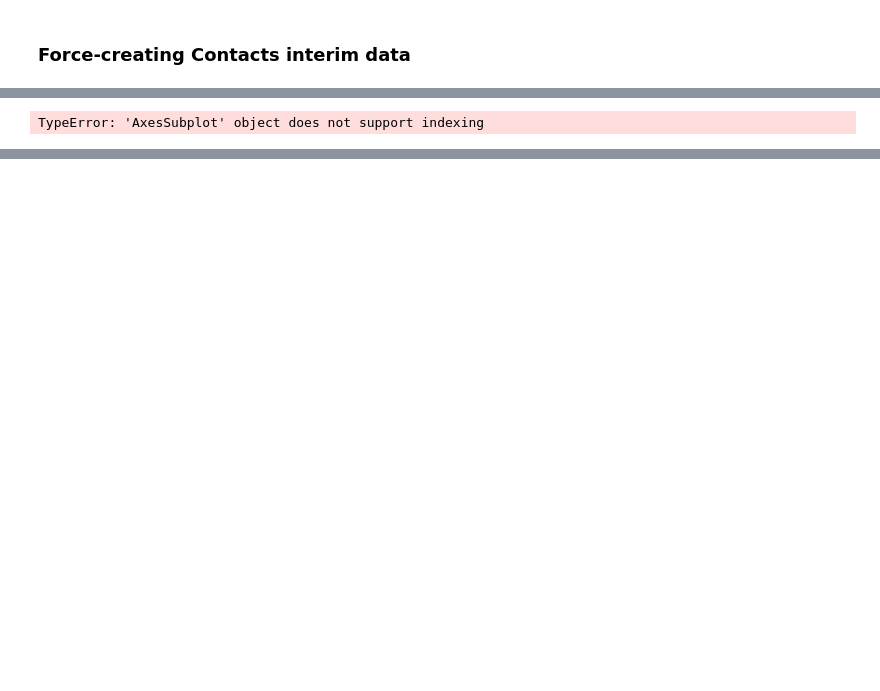
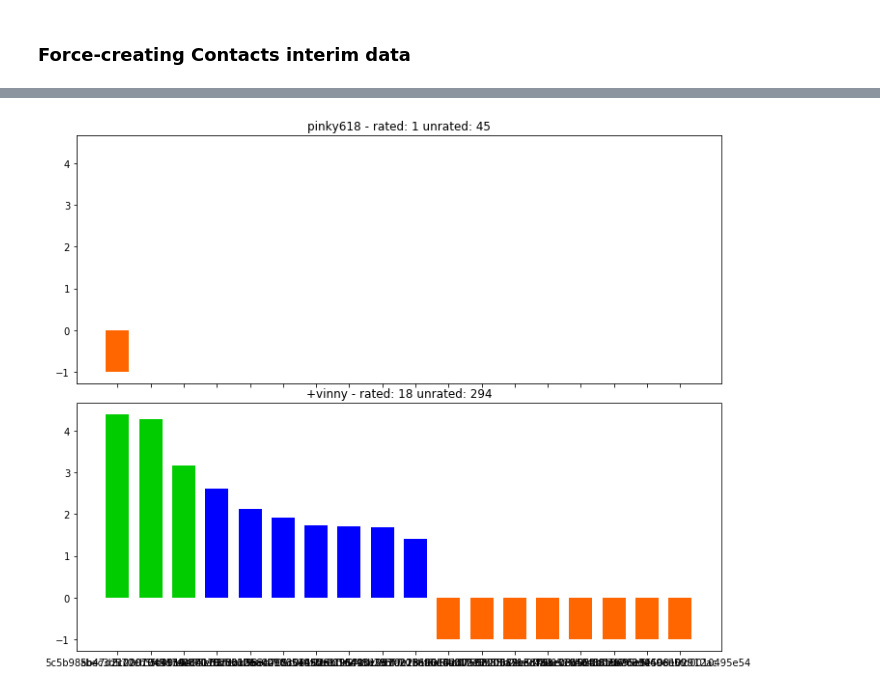
Before and after one commit to HeyCharlie2016/analysis, a Jupyter notebook: notebooks/EarlyUserStats.ipynb, the cells around one changed output, grey strips where cells are left out. Drawn from its saved outputs; the diff is of its cells as text; code cells hidden in the pictures; blank space fills up the shorter version.

```diff
--- a/notebooks/EarlyUserStats.ipynb
+++ b/notebooks/EarlyUserStats.ipynb
@@ -69,3 +57,6 @@ print(len(user_ids))
+# %%
+usernames = current_users.index
+usernames = ['pinky618','+vinny']
 # %% [markdown]
 ### Force-pulling Contacts data from MongoDB
 # %%
@@ -74,7 +65,8 @@ from data import database_query
 raw_data_path = os.path.join(PROJ_ROOT,
                              "data",
                              "raw")
-current_users_df = all_users_df[all_users_df['date_created'] > (dt.date.today() - dt.timedelta(30))]
+# current_users_df = all_users_df[all_users_df['date_created'] > (dt.date.today() - dt.timedelta(30))]
+current_users_df = all_users_df[all_users_df.index.isin(usernames)]
 user_ids = current_users_df['userId'].tolist()
 database_query.make_raw_contacts_df(database_query.mongo_connect(),
                                    raw_data_path,
@@ -83,19 +82,20 @@ database_query.make_raw_contacts_df(database_query.mongo_connect(),
 ### Force-creating Contacts interim data
 # %%
 from data import contacts_df_setup
+from data import user_df_setup
 
 interim_data_path = os.path.join(PROJ_ROOT,
                                  "data",
                                  "interim")
 contacts_dict = {}
 
-usernames = current_users.index
-usernames = ['pinky618']
 for username in usernames:
     interim_contact_data_file_path = os.path.join(interim_data_path, 'contacts_df_' + username + '.pkl')
     if os.path.isfile(interim_contact_data_file_path):
         contacts_df = pd.read_pickle(interim_contact_data_file_path)
     else:
+        current_users_df = user_df_setup.user_df_setup(os.path.join(raw_data_path, 'users_df.pkl'),
+                                               os.path.join(interim_data_path, 'users_df.pkl'))
         contacts_df = contacts_df_setup.contacts_df_setup(username,
                                                           current_users_df,
                                                           raw_data_path,
@@ -125,7 +150,7 @@ contacts_dict['pinky618']
 # %%
 import matplotlib.pyplot as plt
 
-f, axarr = plt.subplots(len(usernames),figsize=(10,30), sharex = True, sharey = True)
+f, axarr = plt.subplots(len(usernames),figsize=(10,4*len(usernames)), sharex = True, sharey = True, squeeze=False)
 plt.tight_layout()
 
 for count, e in enumerate(usernames):
@@ -134,25 +159,53 @@ for count, e in enumerate(usernames):
     supportive_threshold = users_df.loc[e, 'supportive_threshold']
 
     contacts_df = contacts_dict[e].sort_values('score', ascending = False)
-    unrated = contacts_df['score'][contacts_df['score'] < unrated_threshold]
-    risky = contacts_df['score'][(contacts_df['score'] >= unrated_threshold)
-                                                     & (contacts_df['score'] <= risky_threshold)]
-    neutral = contacts_df['score'][(contacts_df['score'] > risky_threshold)
-                                                     & (contacts_df['score'] < supportive_threshold)]
-    supportive = contacts_df['score'][(contacts_df['score'] >= supportive_threshold)]
 
-    axarr[count].bar(supportive.index, supportive, 0.7, color = '#00cc00')
-    axarr[count].bar(neutral.index, neutral, 0.7, color = 'b')
-    axarr[count].bar(risky.index, risky, 0.7, color = '#ff6600')
-    axarr[count].bar(unrated.index, unrated, 0.7, color = '#C0C0C0')
-    axarr[count].set_title(e)
+    unrated = contacts_df['score'][(contacts_df['risk_assignment'] == 'unrated')]
+    risky = contacts_df['score'][(contacts_df['risk_assignment'] == 'risky')]
+    neutral = contacts_df['score'][(contacts_df['risk_assignment'] == 'neutral')]
+    supportive = contacts_df['score'][(contacts_df['risk_assignment'] == 'supportive')]
+
+    axarr[count, 0].bar(supportive.index, supportive, 0.7, color = '#00cc00')
+    axarr[count, 0].bar(neutral.index, neutral, 0.7, color = 'b')
+    axarr[count, 0].bar(risky.index, risky, 0.7, color = '#ff6600')
+#     axarr[count, 0].bar(unrated.index, unrated, 0.7, color = '#C0C0C0')
+    axarr[count, 0].set_title(e + ' - rated: ' + str(len(contacts_df) - len(unrated)) + ' unrated: ' + str(len(unrated)))
 
     # unrelated, pulling the counts
-    current_users.loc[e, 'unrated_contacts'] = len(unrated)
-    current_users.loc[e, 'risky_contacts'] = len(risky)
-    current_users.loc[e, 'neutral_contacts'] = len(neutral)
-    current_users.loc[e, 'supportive_contacts'] = len(supportive)
-    current_users.loc[e, 'rated_contacts'] = len(contacts_df) - current_users.loc[e, 'unrated_contacts']
-plt.show()
+#     current_users_df.loc[e, 'unrated_contacts'] = len(unrated)
+#     current_users_df.loc[e, 'risky_contacts'] = len(risky)
+#     current_users_df.loc[e, 'neutral_contacts'] = len(neutral)
+#     current_users_df.loc[e, 'supportive_contacts'] = len(supportive)
+#     current_users_df.loc[e, 'rated_contacts'] = len(contacts_df) - current_users_df.loc[e, 'unrated_contacts']
+# current_users_df
+# plt.show()
-# %% [output]
-TypeError: 'AxesSubplot' object does not support indexing
+# %%
+import matplotlib.pyplot as plt
+
+f, axarr = plt.subplots(len(usernames),figsize=(10,4*len(usernames)), sharex = True, sharey = True, squeeze=False)
+plt.tight_layout()
+
+for count, e in enumerate(usernames):
+    unrated_threshold = users_df.loc[e, 'unrated_threshold']
+    risky_threshold = users_df.loc[e, 'risky_threshold']
+    supportive_threshold = users_df.loc[e, 'supportive_threshold']
+
+    contacts_df = contacts_dict[e].sort_values('score', ascending = False)
+    unrated = contacts_df['score'][(contacts_df['score'] < unrated_threshold)
+                                  & (contacts_df['relationship'] != 'risky')]
+    risky = contacts_df['score'][(contacts_df['relationship'] == 'risky')
+                                | ((contacts_df['score'] >= unrated_threshold)
+                                & (contacts_df['score'] <= risky_threshold))]
+    neutral = contacts_df['score'][(contacts_df['score'] > risky_threshold)
+                                & (contacts_df['score'] < supportive_threshold)]
+    supportive = contacts_df['score'][(contacts_df['score'] >= supportive_threshold)]
+
+    axarr[count, 0].bar(supportive.index, supportive, 0.7, color = '#00cc00')
+    axarr[count, 0].bar(neutral.index, neutral, 0.7, color = 'b')
+    axarr[count, 0].bar(risky.index, risky, 0.7, color = '#ff6600')
+#     axarr[count, 0].bar(unrated.index, unrated, 0.7, color = '#C0C0C0')
+    axarr[count, 0].set_title(e + ' - rated: ' + str(len(contacts_df) - len(unrated)) + ' unrated: ' + str(len(unrated)))
+
+current_users_df.head()
+# plt.show()
+# %% [output]
@@ -158,0 +216 @@ TypeError: 'AxesSubplot' object does not support indexing
+[figure, added]
```
Also changed, not shown: parts of 16 cells of this notebook, 7 other files.
